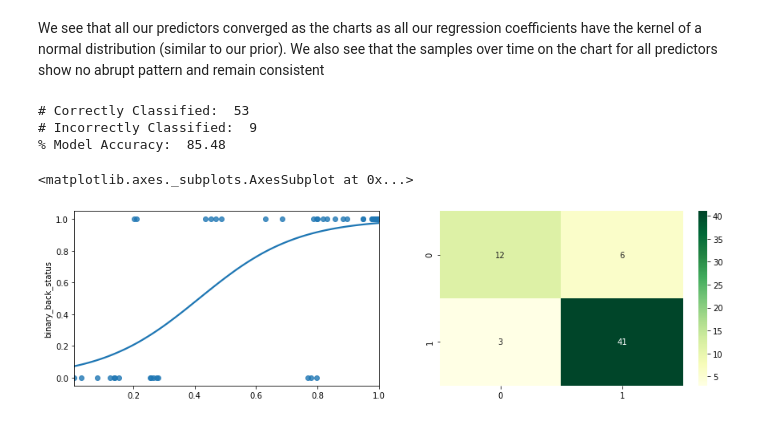
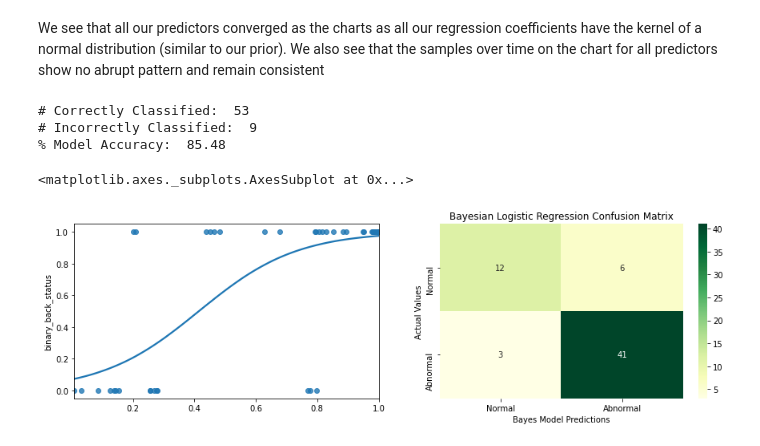
Before and after one commit to numaer/bayesian-spine-classification, a Jupyter notebook: Bayesian Logistic Regression Modelling for Back Pain Abnormality.ipynb, the cells around one changed output. Saved outputs shown, nothing was run; the diff lists cells and outputs as text; code cells hidden in the pictures.

```diff
--- a/Bayesian Logistic Regression Modelling for Back Pain Abnormality.ipynb
+++ b/Bayesian Logistic Regression Modelling for Back Pain Abnormality.ipynb
@@ -212,38 +211,38 @@ def predict_spine_probability(x):
 # Predict probability of abnormality and normality from our bayesian model using trace coefficients
 y_hat = X_test[SELECTED_FEATURES].apply(predict_spine_probability, axis=1)
 
 """ Predict the probability of spine abnormality and calculate accuracy on our testing out
 Note: Since our prediction is on the interval of [0,1], we classify a
 spine as abnormal if the prediction is above 50% and normal if below 50%.
 """
 y_hat_mean = y_hat.apply(lambda x: x.mean())
 y_hat_pred = y_hat_mean.apply(lambda x: 1 if x > 0.5 else 0)
 prediction_results = np.unique((y_hat_pred == y_test), return_counts=True)
 
+
 """ Below we plot how our logistic regression model classified points.
 Anywhere where x>0.5 it detects as abnormal back, whereas x<0.5 is normal back.
 Where y=1 indicates the spine actually being abnormal and y=0 means a normal back.
 
 We also plot the confusion matrix
 """
 
 fig, (ax1, ax2) = plt.subplots(1,2)
 fig.set_figwidth(15)
-confusion_matrix(y_hat_pred, y_test)
-sns.heatmap(cf_matrix, annot=True, cmap="YlGn", ax=ax2)
-
-# labels, title and ticks
-ax.set_xlabel('Bayes Model Predictions');ax.set_ylabel('Actual Values');
-ax.set_title('Bayesian Logistic Regression Confusion Matrix');
-ax.xaxis.set_ticklabels(['Normal', 'Abnormal']); ax.yaxis.set_ticklabels(['Normal', 'Abnormal']);
+sns.heatmap(confusion_matrix(y_hat_pred, y_test), annot=True, cmap="YlGn", ax=ax2)
+ax2.set_xlabel('Bayes Model Predictions')
+ax2.set_ylabel('Actual Values')
+ax2.set_title('Bayesian Logistic Regression Confusion Matrix');
+ax2.xaxis.set_ticklabels(['Normal', 'Abnormal']);
+ax2.yaxis.set_ticklabels(['Normal', 'Abnormal']);
 print("# Correctly Classified: ", prediction_results[1][1])
 print("# Incorrectly Classified: ", prediction_results[1][0])
 print("% Model Accuracy: ", 100*round(prediction_results[1][1] / (prediction_results[1][1] + prediction_results[1][0]),4))
 
 sns.regplot(y=y_test, x=y_hat_mean, logistic=True, ax=ax1)
 # %% [output]
 # Correctly Classified:  53
 # Incorrectly Classified:  9
 % Model Accuracy:  85.48
 <matplotlib.axes._subplots.AxesSubplot at 0x...>
-[figure, old version]
+[figure, new version]
```
Also changed, not shown: parts of 4 cells of this notebook, 4 other files.
